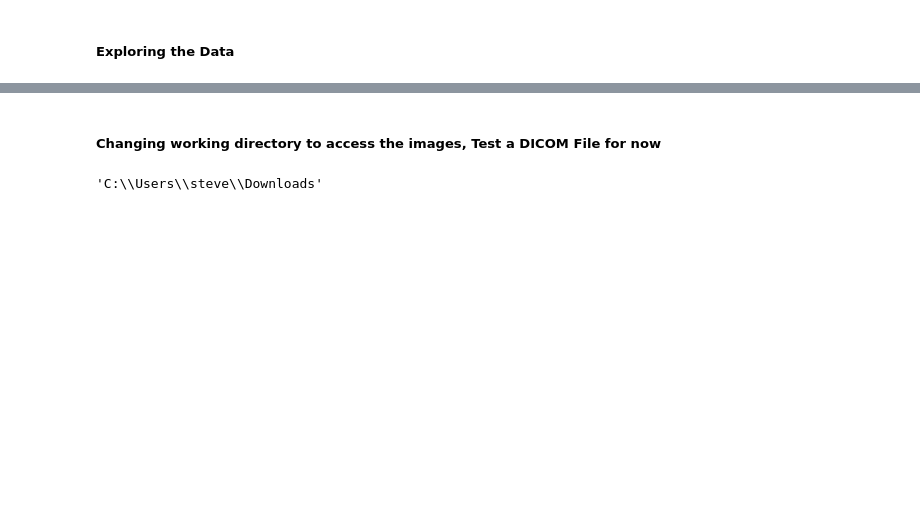
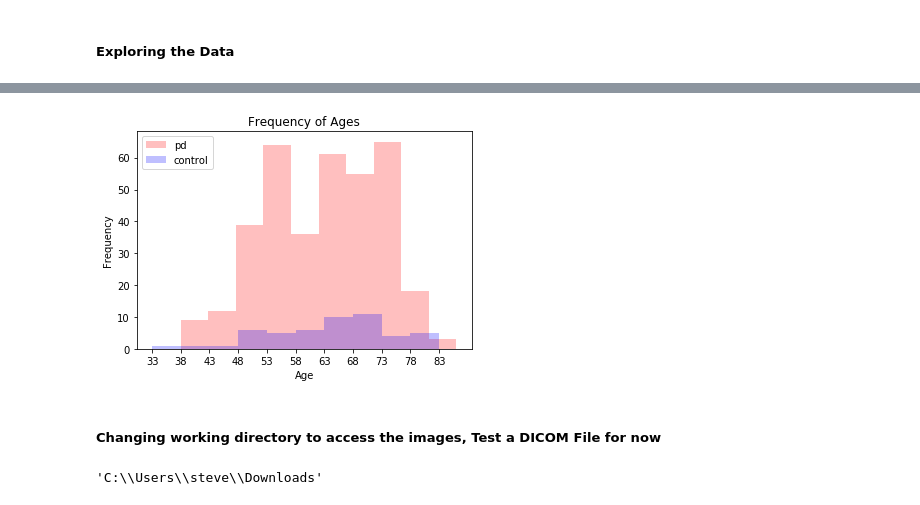
Before and after one commit to StevenVuong/MSc_Project, a Jupyter notebook: Data Exploration v1.ipynb, the cells around one changed output, grey strips where cells are left out. Cells and saved outputs as stored; diff of their text form; code cells hidden in the pictures; blank space fills up the shorter version.

```diff
--- a/Data Exploration v1.ipynb
+++ b/Data Exploration v1.ipynb
@@ -69,3 +104,19 @@ plt.show()
+# %%
+# plot for the ages
+plt.hist(df_pd.Age, align='mid', alpha=0.25, color='r', label='pd', bins=10)
+plt.hist(df_control.Age, align='mid', alpha=0.25, color='b', label='control', bins=10)
+plt.legend(loc='upper left')
+
+# set labels
+plt.ylabel('Frequency')
+plt.xlabel('Age')
+plt.title('Frequency of Ages')
+
+# set ticks
+plt.xticks(np.arange(min(df_control.Age), max(df_control.Age)+1, 5.0))
+plt.show()
+# %% [output]
+[figure, added]
 # %% [markdown]
 ##### Changing working directory to access the images, Test a DICOM File for now
 # %%
```
Also changed, not shown: parts of 18 cells of this notebook.
